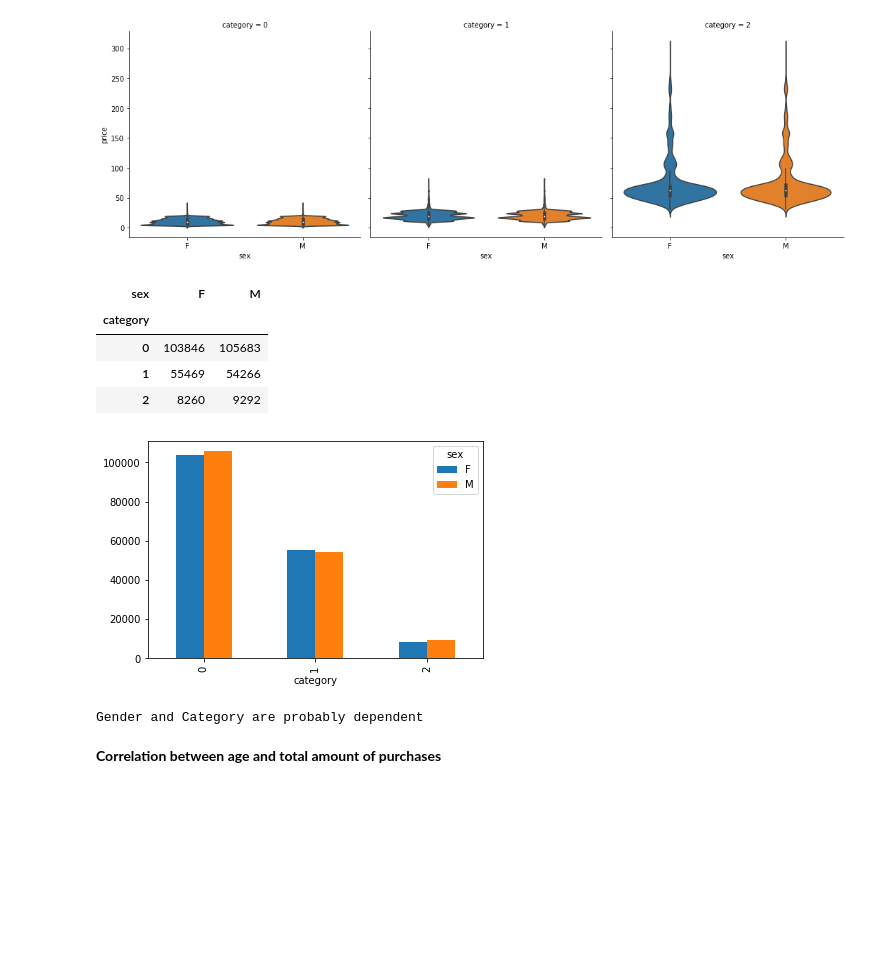
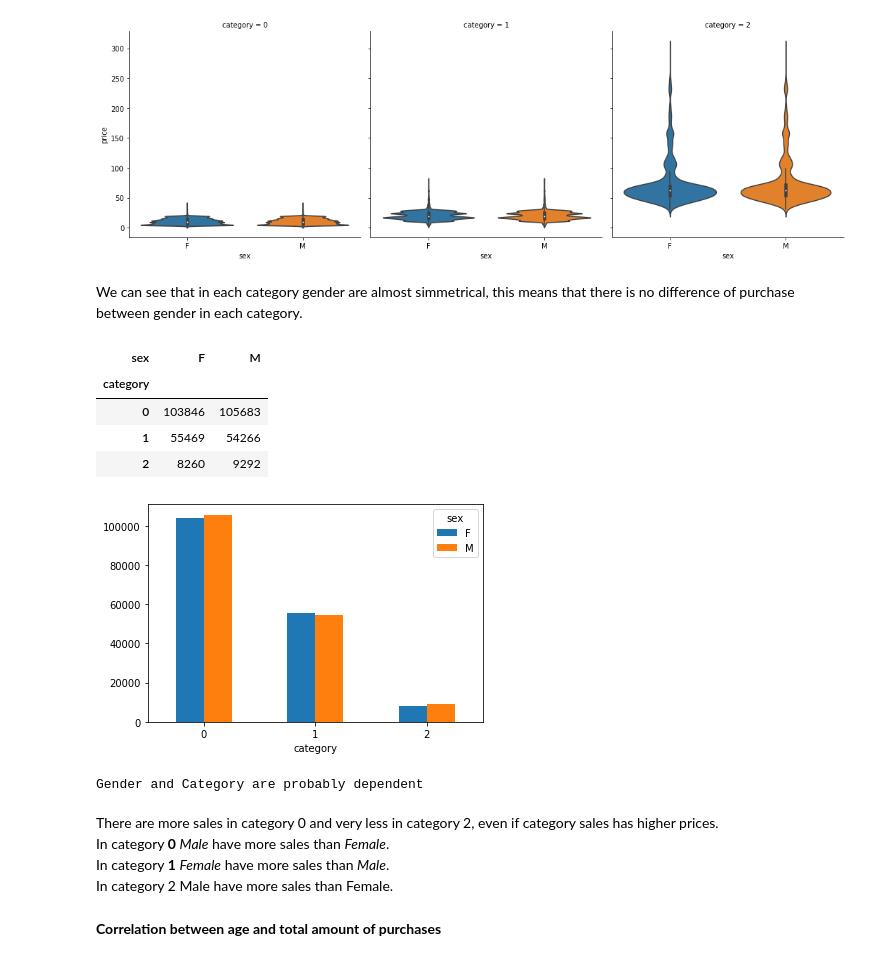
Before and after one commit to furawa/OC_data_analyst_projects, a Jupyter notebook: 02_analyze_company_sales/analyze_company_sales.ipynb, the cells around one changed output. Drawn from its saved outputs; the diff is of its cells as text; code cells hidden in the pictures; blank space fills up the shorter version.

```diff
--- a/02_analyze_company_sales/analyze_company_sales.ipynb
+++ b/02_analyze_company_sales/analyze_company_sales.ipynb
@@ -690,6 +690,8 @@ We have a gini coefficient of around 40%, which means that the level of inequali
 sb.catplot(x = "sex", y = "price", col = "category", kind = "violin" , data = sales_clean);
 # %% [output]
 [figure]
+# %% [markdown]
+We can see that in each category gender are almost simmetrical, this means that there is no difference of purchase between gender in each category.
 # %%
 # Contigency table
 gender_category_table = pd.crosstab(index = sales_clean.category, columns = sales_clean.sex)
@@ -701,9 +703,9 @@ gender_category_table
 | 1 | 55469 | 54266 |
 | 2 | 8260 | 9292 |
 # %%
-gender_category_table.plot(kind="bar");
+gender_category_table.plot(kind="bar", rot= 0);
 # %% [output]
-[figure, old version]
+[figure, new version]
 # %%
 stat, p, dof, expected = sci.chi2_contingency(gender_category_table)
 if p > 0.01:
@@ -712,6 +714,11 @@ else:
     print("Gender and Category are probably dependent")
 # %% [output]
 Gender and Category are probably dependent
+# %% [markdown]
+There are more sales in category 0 and very less in category 2, even if category sales has higher prices.
+In category **0** *Male* have more sales than *Female*.
+In category **1** *Female* have more sales than *Male*.
+In category 2 Male have more sales than Female.
 # %% [markdown]
 **Correlation between age and total amount of purchases**
 # %%
```
